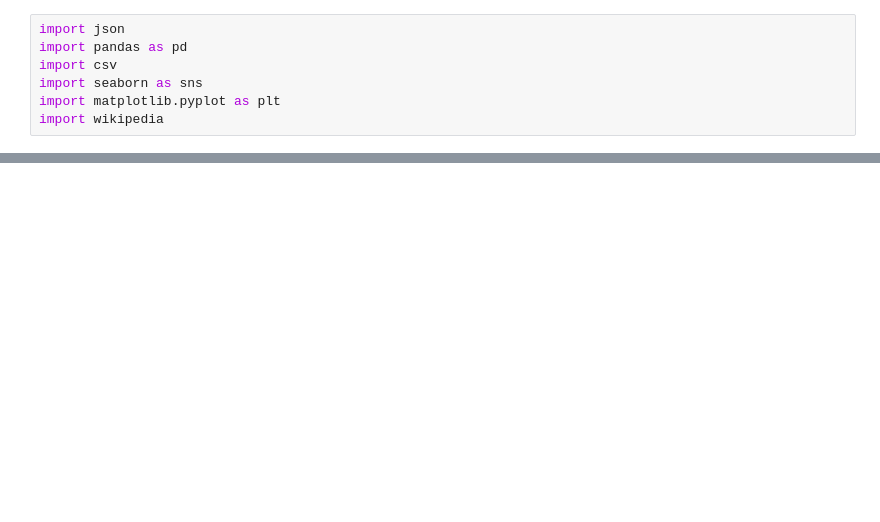
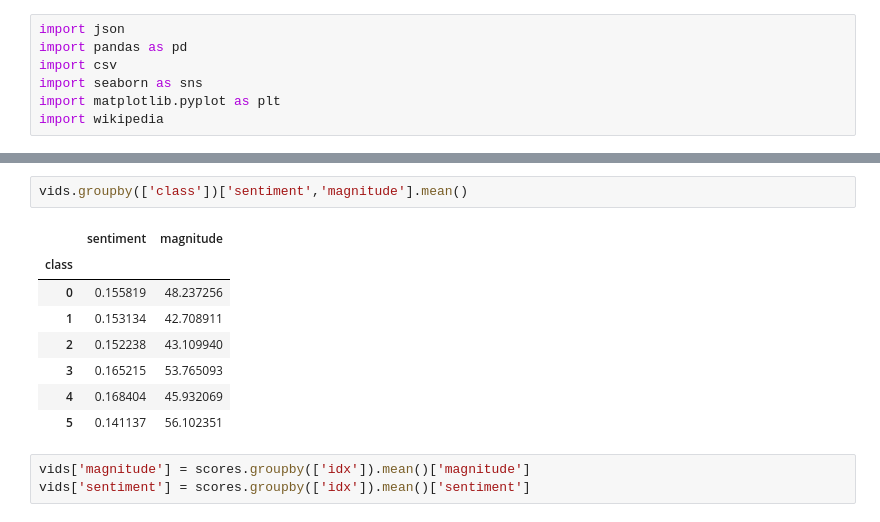
Before and after one commit to snc-89/sentiment_analysis_notebook, a Jupyter notebook: dataSentiments.ipynb, the cells around one changed output, grey strips where cells are left out. Drawn from its saved outputs; the diff is of its cells as text; blank space fills up the shorter version.

```diff
--- a/dataSentiments.ipynb
+++ b/dataSentiments.ipynb
@@ -33,0 +67,14 @@ vids.drop(['Unnamed: 0','Unnamed: 0.1'],axis=1)
+# %%
+vids.groupby(['class'])['sentiment','magnitude'].mean()
+# %% [output]
+|  | sentiment | magnitude |
+| class |  |  |
+| 0 | 0.155819 | 48.237256 |
+| 1 | 0.153134 | 42.708911 |
+| 2 | 0.152238 | 43.109940 |
+| 3 | 0.165215 | 53.765093 |
+| 4 | 0.168404 | 45.932069 |
+| 5 | 0.141137 | 56.102351 |
+# %%
+vids['magnitude'] = scores.groupby(['idx']).mean()['magnitude']
+vids['sentiment'] = scores.groupby(['idx']).mean()['sentiment']
```
Also changed, not shown: parts of 9 cells of this notebook, 2 other files.
